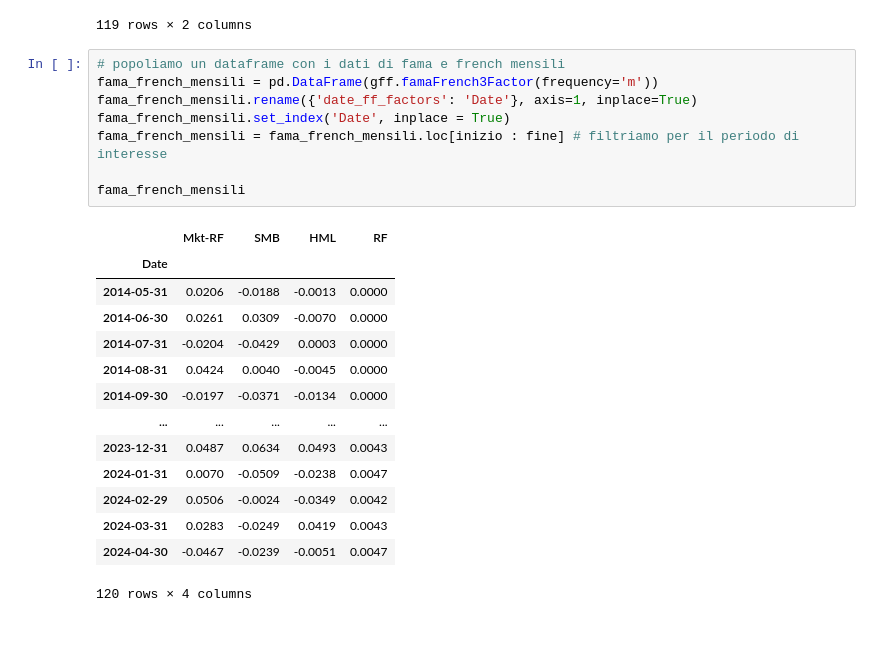
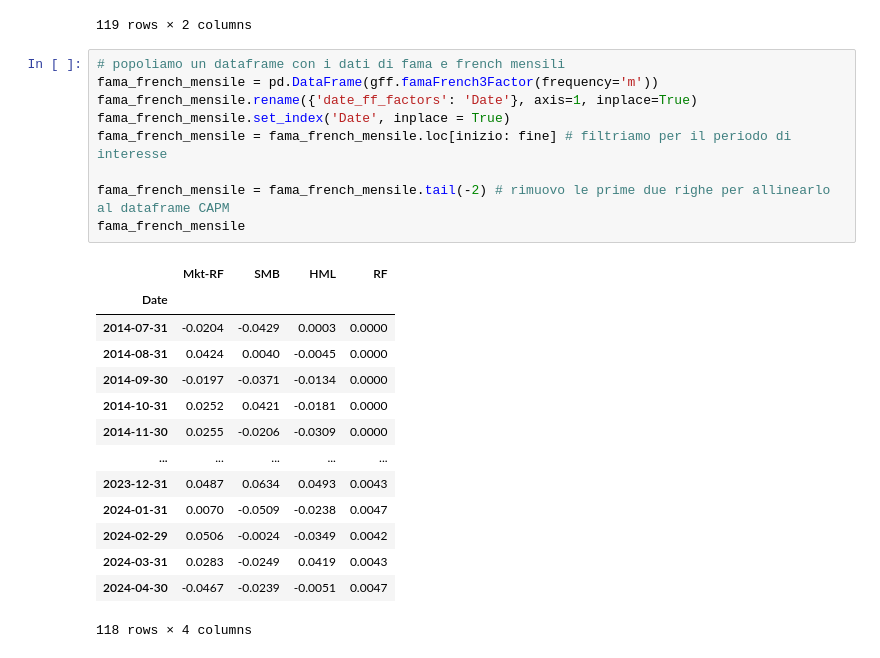
Before and after one commit to Pynci/business-intelligence, a Jupyter notebook: progetto/progetto.ipynb, the cells around one changed output. Cells and saved outputs as stored; diff of their text form.

```diff
--- a/progetto/progetto.ipynb
+++ b/progetto/progetto.ipynb
@@ -689,25 +690,26 @@ sp500
 119 rows × 2 columns
 # %%
 # popoliamo un dataframe con i dati di fama e french mensili
-fama_french_mensili = pd.DataFrame(gff.famaFrench3Factor(frequency='m'))
-fama_french_mensili.rename({'date_ff_factors': 'Date'}, axis=1, inplace=True)
-fama_french_mensili.set_index('Date', inplace = True)
-fama_french_mensili = fama_french_mensili.loc[inizio : fine] # filtriamo per il periodo di interesse
+fama_french_mensile = pd.DataFrame(gff.famaFrench3Factor(frequency='m'))
+fama_french_mensile.rename({'date_ff_factors': 'Date'}, axis=1, inplace=True)
+fama_french_mensile.set_index('Date', inplace = True)
+fama_french_mensile = fama_french_mensile.loc[inizio: fine] # filtriamo per il periodo di interesse
 
-fama_french_mensili
+fama_french_mensile = fama_french_mensile.tail(-2) # rimuovo le prime due righe per allinearlo al dataframe CAPM
+fama_french_mensile
 # %% [output]
 |  | Mkt-RF | SMB | HML | RF |
 | Date |  |  |  |  |
-| 2014-05-31 | 0.0206 | -0.0188 | -0.0013 | 0.0000 |
-| 2014-06-30 | 0.0261 | 0.0309 | -0.0070 | 0.0000 |
 | 2014-07-31 | -0.0204 | -0.0429 | 0.0003 | 0.0000 |
 | 2014-08-31 | 0.0424 | 0.0040 | -0.0045 | 0.0000 |
 | 2014-09-30 | -0.0197 | -0.0371 | -0.0134 | 0.0000 |
+| 2014-10-31 | 0.0252 | 0.0421 | -0.0181 | 0.0000 |
+| 2014-11-30 | 0.0255 | -0.0206 | -0.0309 | 0.0000 |
 | ... | ... | ... | ... | ... |
 | 2023-12-31 | 0.0487 | 0.0634 | 0.0493 | 0.0043 |
 | 2024-01-31 | 0.0070 | -0.0509 | -0.0238 | 0.0047 |
 | 2024-02-29 | 0.0506 | -0.0024 | -0.0349 | 0.0042 |
 | 2024-03-31 | 0.0283 | -0.0249 | 0.0419 | 0.0043 |
 | 2024-04-30 | -0.0467 | -0.0239 | -0.0051 | 0.0047 |
-120 rows × 4 columns
+118 rows × 4 columns
 # %%
```
Also changed, not shown: parts of 4 cells of this notebook, 1 other file.
